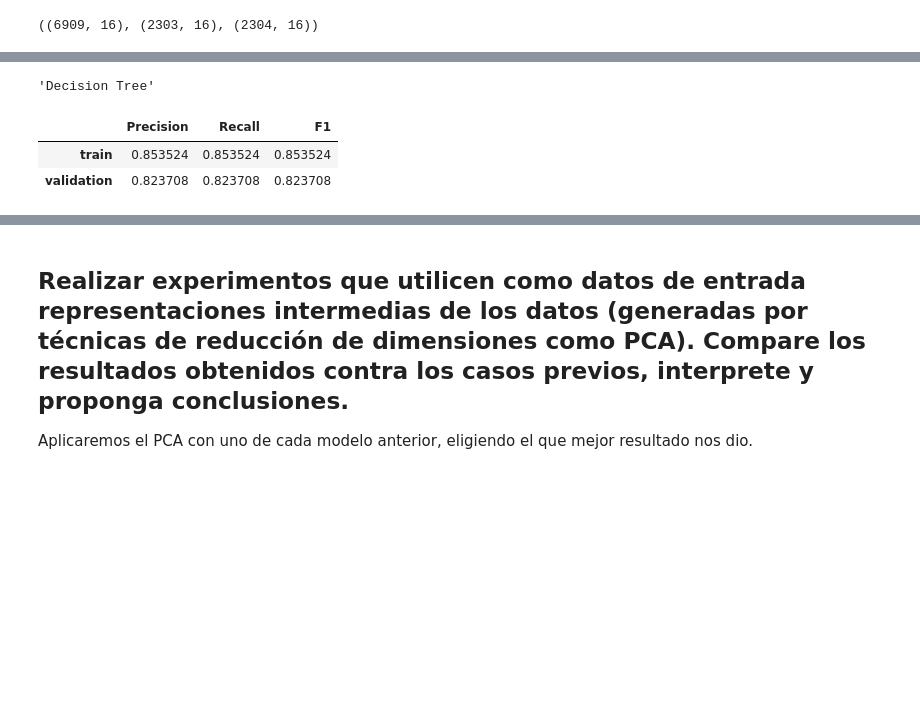
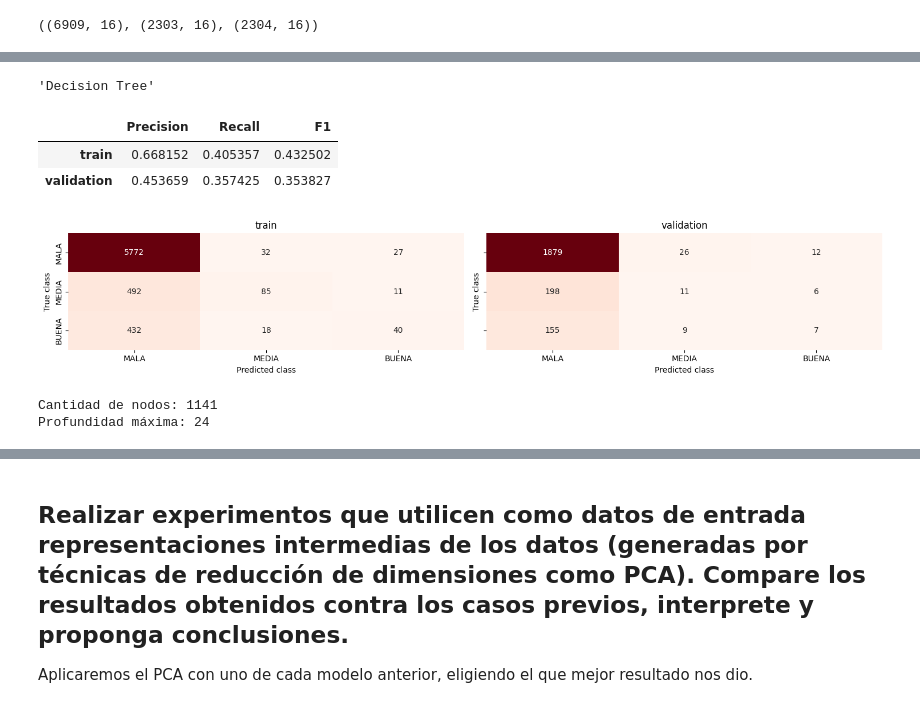
Before and after one commit to DiegoBressan/ml-grupo5, a Jupyter notebook: tp2_experimentation.ipynb, the cells around one changed output, grey strips where cells are left out. Saved outputs shown, nothing was run; the diff lists cells and outputs as text; code cells hidden in the pictures; blank space fills up the shorter version.

```diff
--- a/tp2_experimentation.ipynb
+++ b/tp2_experimentation.ipynb
@@ -201,7 +202,7 @@ train.shape, validation.shape, test.shape
 ((6909, 16), (2303, 16), (2304, 16))
 # %%
 # Función para evaluar modelos con la tecnica de future engineering
-def evaluar_Modelo(model, set_names=('train', 'validation'), Titulo=''):
+def evaluar_Modelo(model, set_names=('train', 'validation'), Titulo='', show_cm=True):
     display(Titulo)
 
     final_metrics = {
@@ -209,17 +210,31 @@ def evaluar_Modelo(model, set_names=('train', 'validation'), Titulo=''):
         'Recall': [],
         'F1': [],
     }
-    ##final_metrics = {'Accuracy': []}
+
+    if show_cm:
+        fig, axis = plt.subplots(1, len(set_names), sharey=True, figsize=(15, 3))
 
     for i, set_name in enumerate(set_names):
         assert set_name in ['train', 'validation', 'test']
         set_data = globals()[set_name]
         y = set_data.Good_Sale
         y_pred = model.predict(set_data)
-        final_metrics['Precision'].append(metrics.precision_score(y, y_pred, average='micro'))
-        final_metrics['Recall'].append(metrics.recall_score(y, y_pred, average='micro'))
-        final_metrics['F1'].append(metrics.f1_score(y, y_pred, average='micro'))
-        ##final_metrics['Accuracy'].append(metrics.accuracy_score(y, y_pred))
+        final_metrics['Precision'].append(metrics.precision_score(y, y_pred, average='macro'))
+        final_metrics['Recall'].append(metrics.recall_score(y, y_pred, average='macro'))
+        final_metrics['F1'].append(metrics.f1_score(y, y_pred, average='macro'))
+
+        if show_cm:
+            ax = axis[i]
+            sns.heatmap(metrics.confusion_matrix(y, y_pred), ax=ax, cmap='Reds', annot=True, fmt='.0f', cbar=False)
+
+            ax.set_title(set_name)
+            ax.xaxis.set_ticklabels(['MALA', 'MEDIA', 'BUENA'])
+            ax.yaxis.set_ticklabels(['MALA', 'MEDIA', 'BUENA'])
+            ax.set_xlabel('Predicted class')
+            ax.set_ylabel('True class')
 
     display(pd.DataFrame(final_metrics, index=set_names))
+    if show_cm:
+        plt.tight_layout()
+        plt.show()
 # %%
@@ -238,13 +254,19 @@ evaluar_Modelo(Modelo_KNN, Titulo='kNN')
 # %%
 # Decision Tree
-Modelo_Decision_Tree = Pipeline([('mapper', mapper), ('classifier', DecisionTreeClassifier(random_state=42))])
+tree = DecisionTreeClassifier(random_state=42)
+Modelo_Decision_Tree = Pipeline([('mapper', mapper), ('classifier', tree)])
 Modelo_Decision_Tree.fit(train, train.Good_Sale)
 evaluar_Modelo(Modelo_Decision_Tree, Titulo='Decision Tree')
+print('Cantidad de nodos:', tree.tree_.node_count)
+print('Profundidad máxima:', tree.tree_.max_depth)
 # %% [output]
 'Decision Tree'
 |  | Precision | Recall | F1 |
-| train | 0.853524 | 0.853524 | 0.853524 |
-| validation | 0.823708 | 0.823708 | 0.823708 |
+| train | 0.668152 | 0.405357 | 0.432502 |
+| validation | 0.453659 | 0.357425 | 0.353827 |
+[figure, added]
+Cantidad de nodos: 1141
+Profundidad máxima: 24
 # %%
 # Gradient Boosting
 Modelo_Gradient_Boosting = Pipeline([('mapper', mapper), ('classifier', GradientBoostingClassifier(random_state=42))])
```
Also changed, not shown: parts of 29 cells of this notebook.
